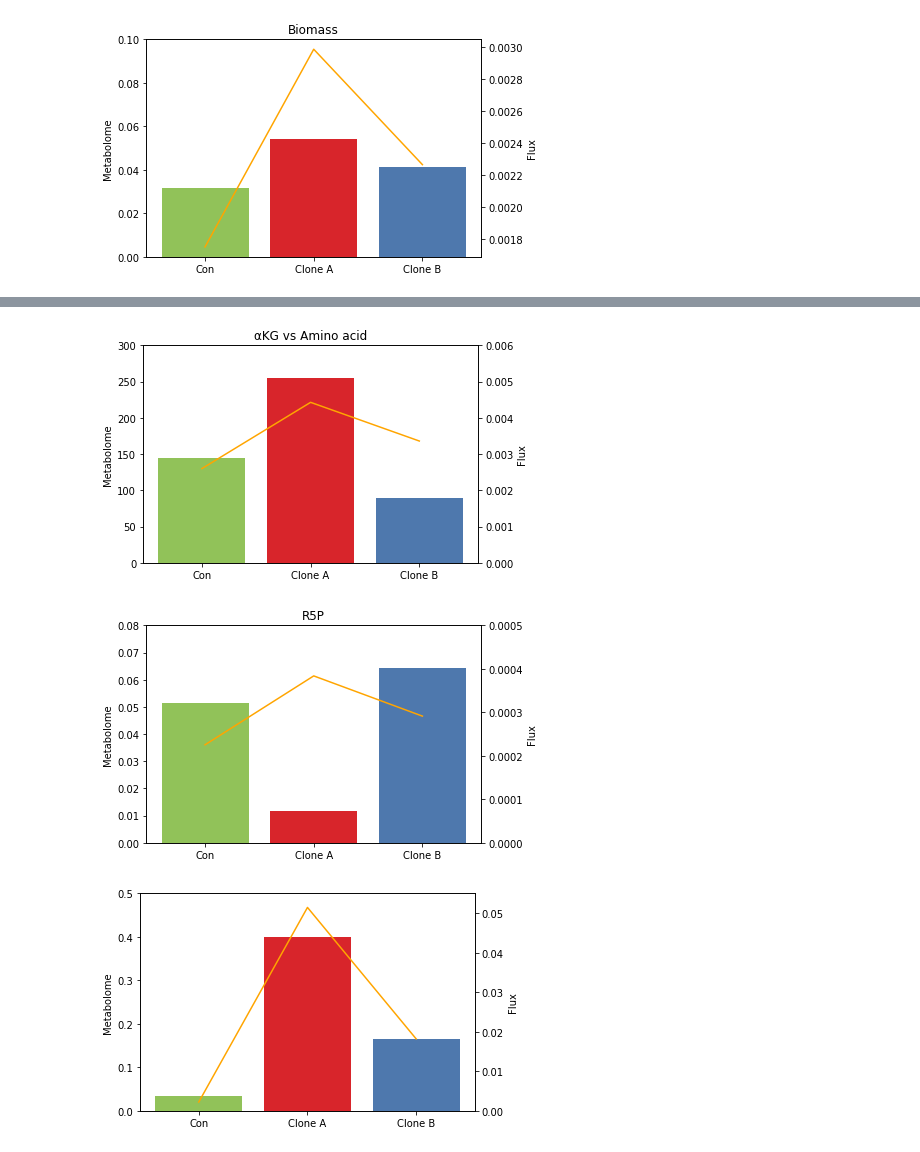
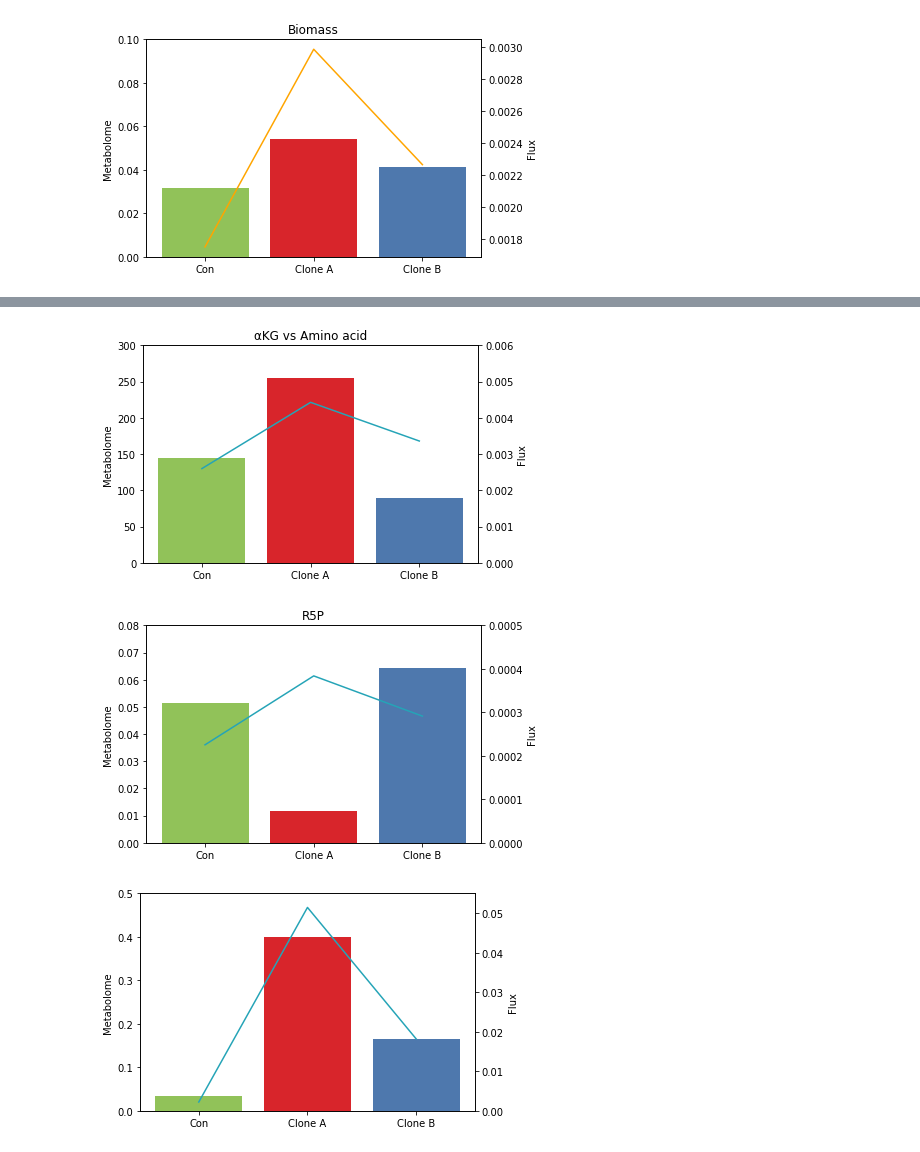
Before and after one commit to inoue0426/Cancer_cell_modeling_using_FBA, a Jupyter notebook: code/fba vs metabo unnormalize.ipynb, the cells around one changed output, grey strips where cells are left out. Drawn from its saved outputs; the diff is of its cells as text; code cells hidden in the pictures.

```diff
--- a/code/fba vs metabo unnormalize.ipynb
+++ b/code/fba vs metabo unnormalize.ipynb
@@ -5,7 +5,7 @@ import numpy as np
 
 %matplotlib inline
 # %%
-t = pd.read_excel('../result/metabo_mean.xlsx')
+t = pd.read_excel('../result/metabo_mean.xlsx', index_col=0)
 fba = pd.read_csv('../result/__fba__.csv', index_col=0)
 # %%
 d = pd.read_csv('../result/slope.csv', index_col=0).T
@@ -150,13 +150,13 @@ ax2 = ax.twinx()
 p1 = ax.bar(['Con', 'Clone A', 'Clone B'], np.array(b), color=['#91c259', '#d8252b', '#4e78ad'])
 ax.set_ylim(0, 300)
 ax.set_ylabel('Metabolome')
-ax2.plot(['Con', 'Clone A', 'Clone B'], np.array(fba.loc['BIOMASS']*1.4836099999999999), color='orange')
+ax2.plot(['Con', 'Clone A', 'Clone B'], np.array(fba.loc['BIOMASS']*1.4836099999999999), color='#25a4b7')
 ax2.set_ylabel('Flux')
 ax2.set_ylim(0, 0.006)
 ax.set_title('αKG vs Amino acid')
 plt.show()
 # %% [output]
-[figure, old version]
+[figure, new version]
 # %%
 b = t.loc['Ribose 5-phosphate']
 # %%
@@ -166,28 +166,28 @@ ax2 = ax.twinx()
 p1 = ax.bar(['Con', 'Clone A', 'Clone B'], np.array(b), color=['#91c259', '#d8252b', '#4e78ad'])
 ax.set_ylim(0, 0.08)
 ax.set_ylabel('Metabolome')
-ax2.plot(['Con', 'Clone A', 'Clone B'], np.array(fba.T['R01049']), color='orange')
+ax2.plot(['Con', 'Clone A', 'Clone B'], np.array(fba.T['R01049']), color='#25a4b7')
 ax2.set_ylabel('Flux')
 ax2.set_ylim(0, 0.0005)
 ax.set_title('R5P')
 plt.show()
 # %% [output]
-[figure, old version]
+[figure, new version]
 # %%
 b = t.loc['Fructose 1,6-diphosphate']
 # %%
 fig, ax = plt.subplots()
 
 ax2 = ax.twinx()
 p1 = ax.bar(['Con', 'Clone A', 'Clone B'], np.array(b), color=['#91c259', '#d8252b', '#4e78ad'])
 ax.set_ylim(0, 0.5)
 ax.set_ylabel('Metabolome')
-ax2.plot(['Con', 'Clone A', 'Clone B'], np.array(fba.loc['R04779']), color='orange')
+ax2.plot(['Con', 'Clone A', 'Clone B'], np.array(fba.loc['R04779']), color='#25a4b7')
 ax2.set_ylabel('Flux')
 ax2.set_ylim(0, 0.055)
 plt.show()
 # %% [output]
-[figure, old version]
+[figure, new version]
 # %%
 b = t.loc['Malic acid']
 # %%
```
Also changed, not shown: parts of 6 cells of this notebook.
